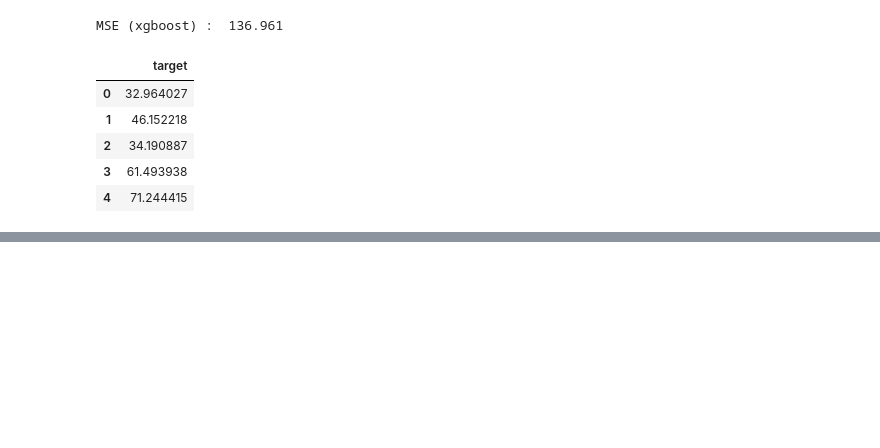
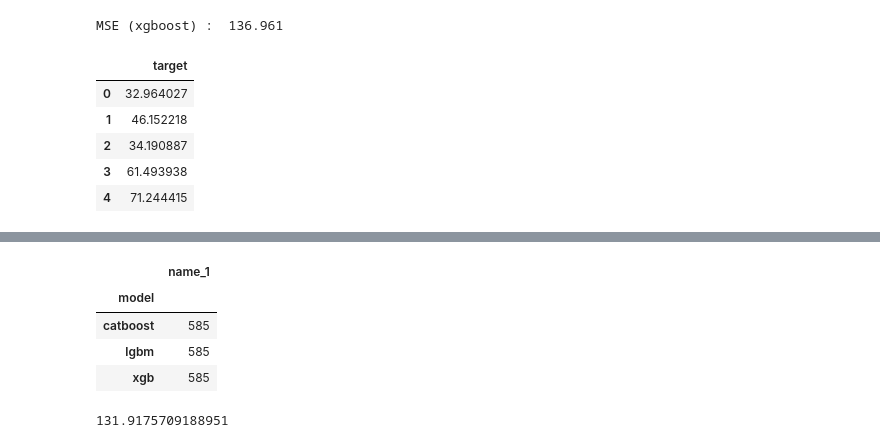
Before and after one commit to aziart/comp-ds, a Jupyter notebook: notebooks/06.1.02 - Blending.ipynb, the cells around one changed output, grey strips where cells are left out. Saved outputs shown, nothing was run; the diff lists cells and outputs as text; code cells hidden in the pictures; blank space fills up the shorter version.

```diff
--- a/notebooks/06.1.02 - Blending.ipynb
+++ b/notebooks/06.1.02 - Blending.ipynb
@@ -329,0 +381,15 @@ submit.head()
+# %%
+preds.groupby(by=['model']).agg(
+    name_1 = ('target', 'count'),
+)
+# %% [output]
+|  | name_1 |
+| model |  |
+| catboost | 585 |
+| lgbm | 585 |
+| xgb | 585 |
+# %%
+ensemble = preds.groupby("index")["target"].agg("sum")
+mean_squared_error(ensemble, y_val)
+# %% [output]
+131.9175709188951
```
Also changed, not shown: parts of 11 cells of this notebook, 4 other files.
